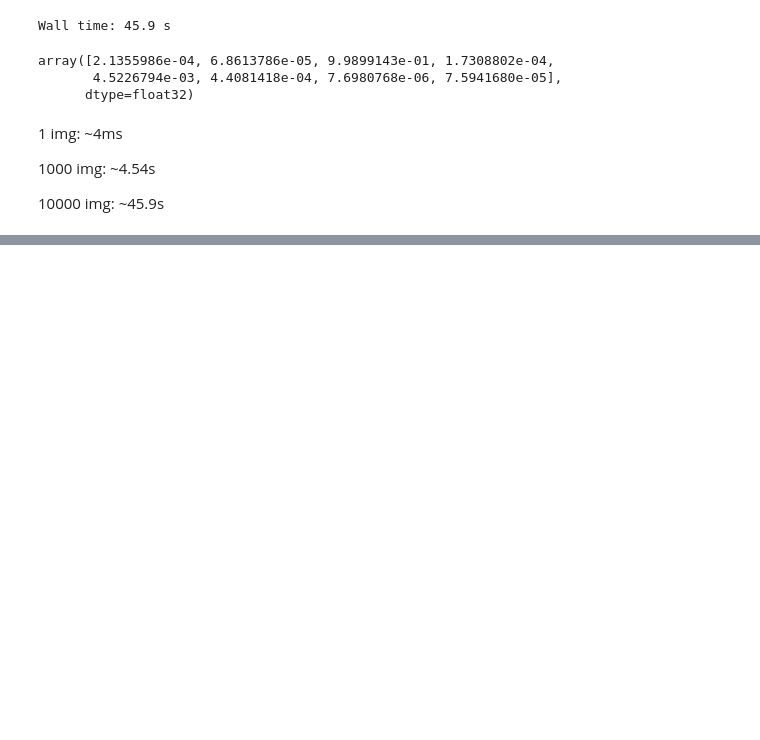
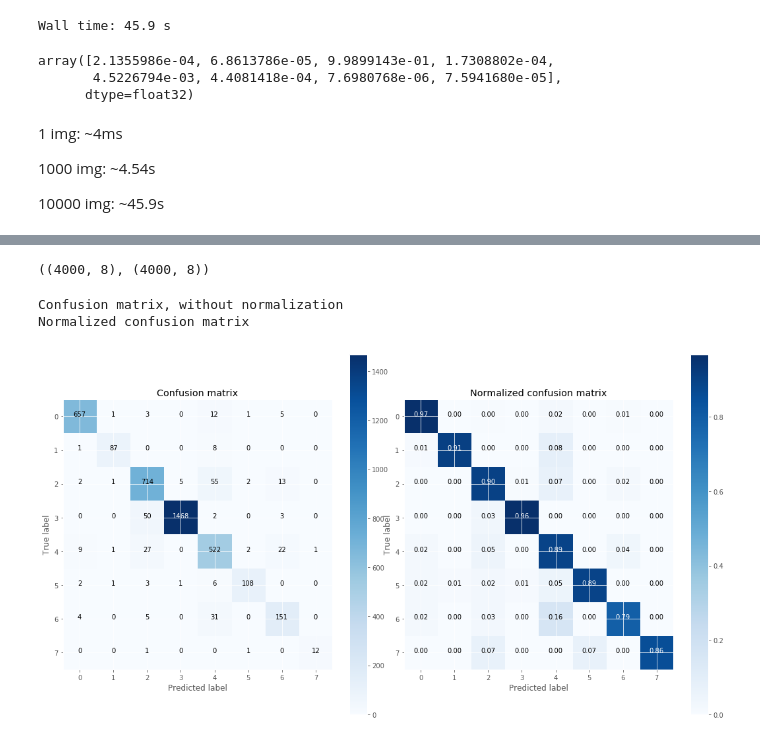
Before and after one commit to Keleas/Wafer_maps, a Jupyter notebook: WM-811k Wafermap.ipynb, the cells around one changed output, grey strips where cells are left out. Cells and saved outputs as stored; diff of their text form; code cells hidden in the pictures; blank space fills up the shorter version.

```diff
--- a/WM-811k Wafermap.ipynb
+++ b/WM-811k Wafermap.ipynb
@@ -472,3 +470,14 @@ array([2.1355986e-04, 6.8613786e-05, 9.9899143e-01, 1.7308802e-04,
 1000 img: ~4.54s
 
 10000 img: ~45.9s
+# %%
+out_map = []
+out_class = []
+for index, row in test.iterrows():
+    out_map += [np.expand_dims(row.waferMap, -1)]
+    out_class += [row.failureNum]
+
+out_map = np.array(out_map)
+out_map = out_map.reshape(out_map.shape[0], 96, 96, 1)
+out_map = np.stack(out_map, 0)
+out_class = np.array(np_utils.to_categorical(out_class, num_classes=8))
@@ -474,0 +487,7 @@ array([2.1355986e-04, 6.8613786e-05, 9.9899143e-01, 1.7308802e-04,
+# %%
+y_test_pred = model.predict(out_map)
+y_test = out_class
+# %%
+y_test_pred.shape, y_test.shape
+# %% [output]
+((4000, 8), (4000, 8))
@@ -474,0 +525,22 @@ array([2.1355986e-04, 6.8613786e-05, 9.9899143e-01, 1.7308802e-04,
+# %%
+# Compute confusion matrix
+cnf_matrix = confusion_matrix(y_test.argmax(axis=1), y_test_pred.argmax(axis=1))
+np.set_printoptions(precision=2)
+
+from matplotlib import gridspec
+fig = plt.figure(figsize=(15, 8))
+gs = gridspec.GridSpec(1, 2, width_ratios=[1, 1])
+
+## Plot non-normalized confusion matrix
+plt.subplot(gs[0])
+plot_confusion_matrix(cnf_matrix, title='Confusion matrix')
+
+# Plot normalized confusion matrix
+plt.subplot(gs[1])
+plot_confusion_matrix(cnf_matrix, normalize=True, title='Normalized confusion matrix')
+
+plt.show()
+# %% [output]
+Confusion matrix, without normalization
+Normalized confusion matrix
+[figure, added]
```
Also changed, not shown: parts of 11 cells of this notebook, 1 other file.
